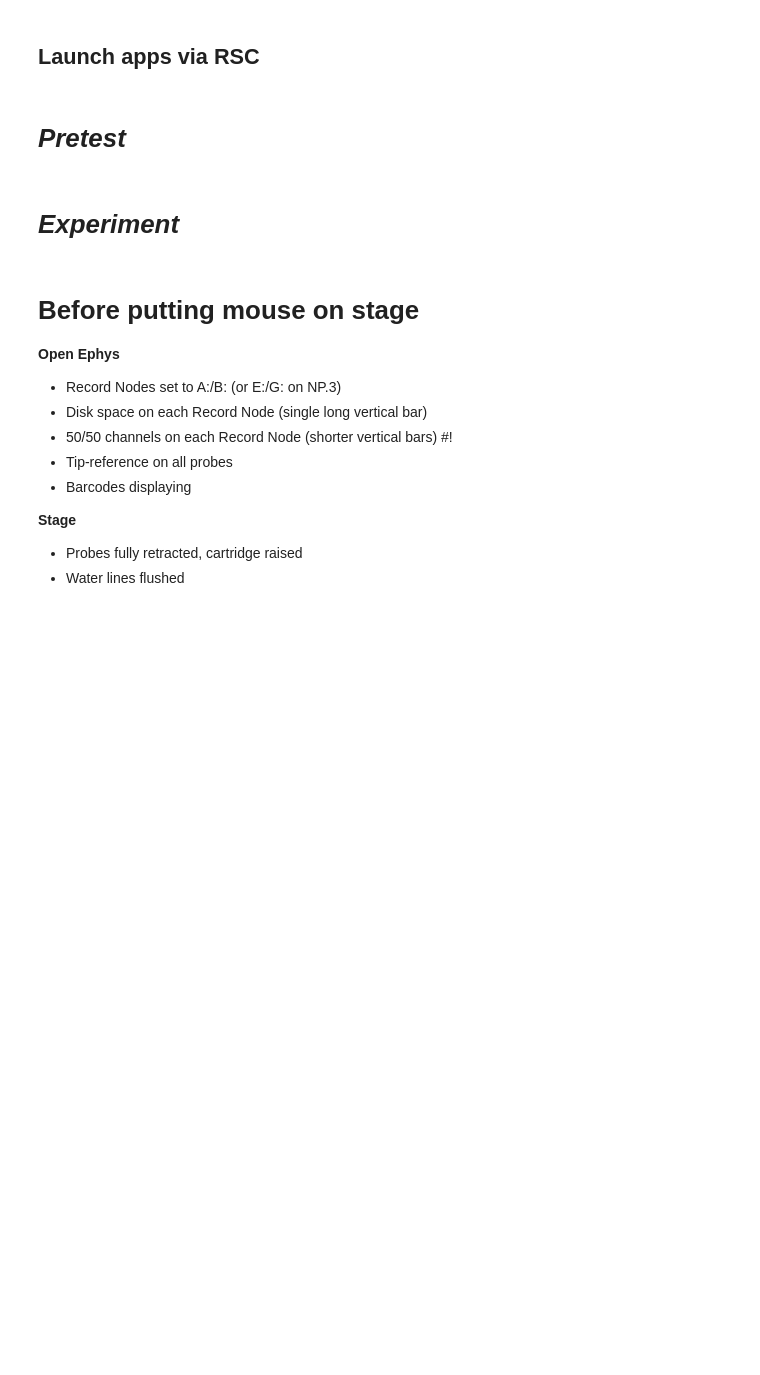
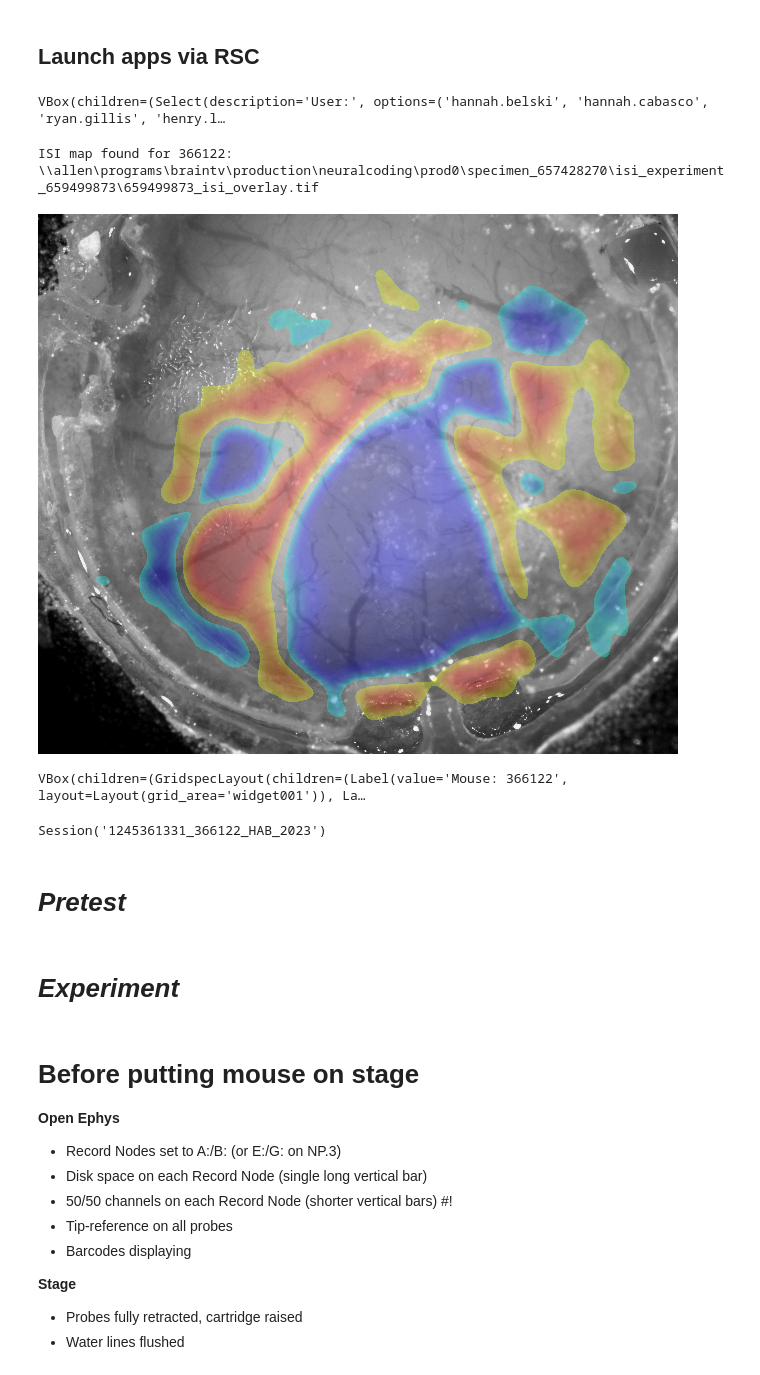
Before and after one commit to ryan-gillis/np_notebooks, a Jupyter notebook: task_trained_network/ttn_pilot.ipynb, the cells around one changed output. Drawn from its saved outputs; the diff is of its cells as text; code cells hidden in the pictures; blank space fills up the shorter version.

```diff
--- a/task_trained_network/ttn_pilot.ipynb
+++ b/task_trained_network/ttn_pilot.ipynb
@@ -57,11 +45,27 @@ display(
+# %%
+user, mouse = np_workflows.widgets.user_and_mouse_widget()
+# %% [output]
+VBox(children=(Select(description='User:', options=('hannah.belski', 'hannah.cabasco', 'ryan.gillis', 'henry.l…
+# %%
+np_workflows.widgets.isi_widget(mouse.lims, colormap=True)
+# %% [output]
+ISI map found for 366122:
+\\allen\programs\braintv\production\neuralcoding\prod0\specimen_657428270\isi_experiment_659499873\659499873_isi_overlay.tif
+[figure, added]
+# %%
+np_workflows.widgets.mtrain_widget(mouse)
+# %% [output]
+VBox(children=(GridspecLayout(children=(Label(value='Mouse: 366122', layout=Layout(grid_area='widget001')), La…
 # %%
-session = np_session.Session(np_session.lims.generate_ecephys_session(mouse, user))
+session: np_session.Session = np_session.generate_session(mouse, user, session_type='ecephys')
 display(session)
 
 session_folder = session.npexp_path
 session_folder.mkdir(parents=True, exist_ok=True)
 
-services = (Sync, VideoMVR, Cam3d, OpenEphys, NewScaleCoordinateRecorder, ScriptCamstim)
+# services = (Sync, VideoMVR, Cam3d, OpenEphys, NewScaleCoordinateRecorder, ScriptCamstim)
+# %% [output]
+Session('1245361331_366122_HAB_2023')
 # %% [markdown]
 # *Pretest*
 # %%
```
Also changed, not shown: parts of 7 cells of this notebook.
